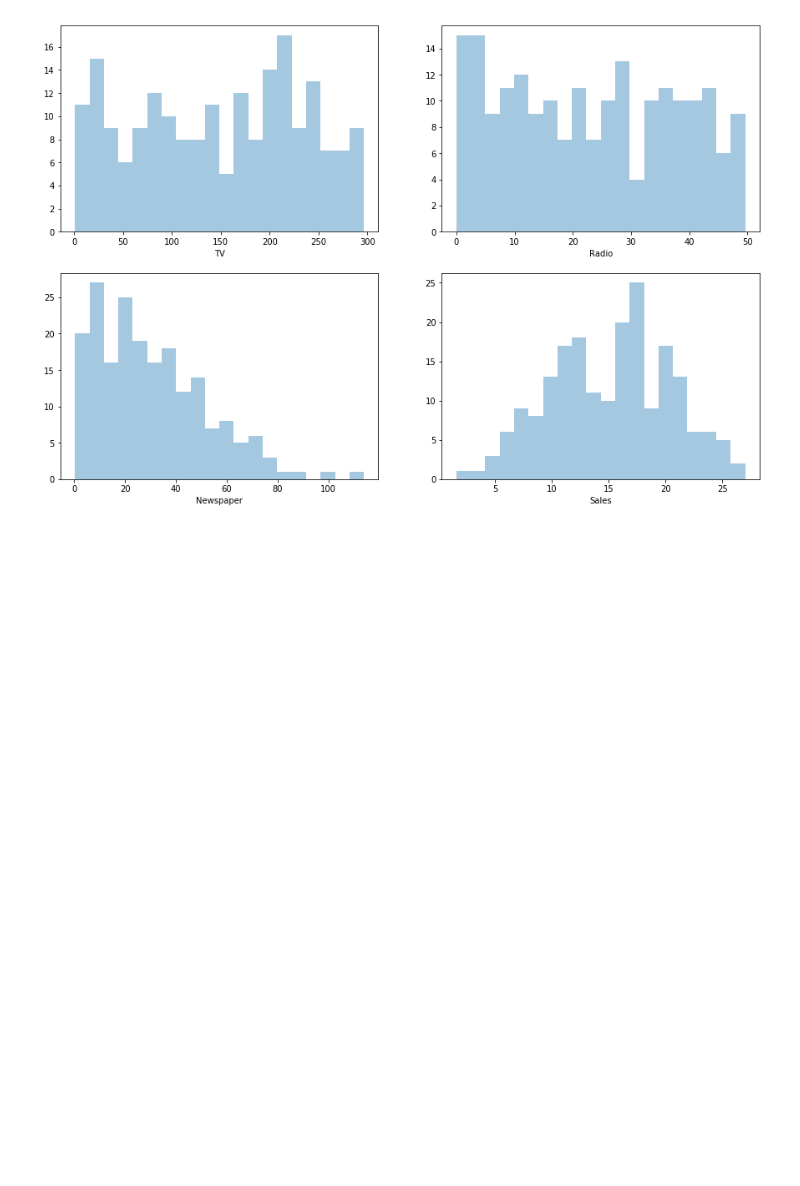
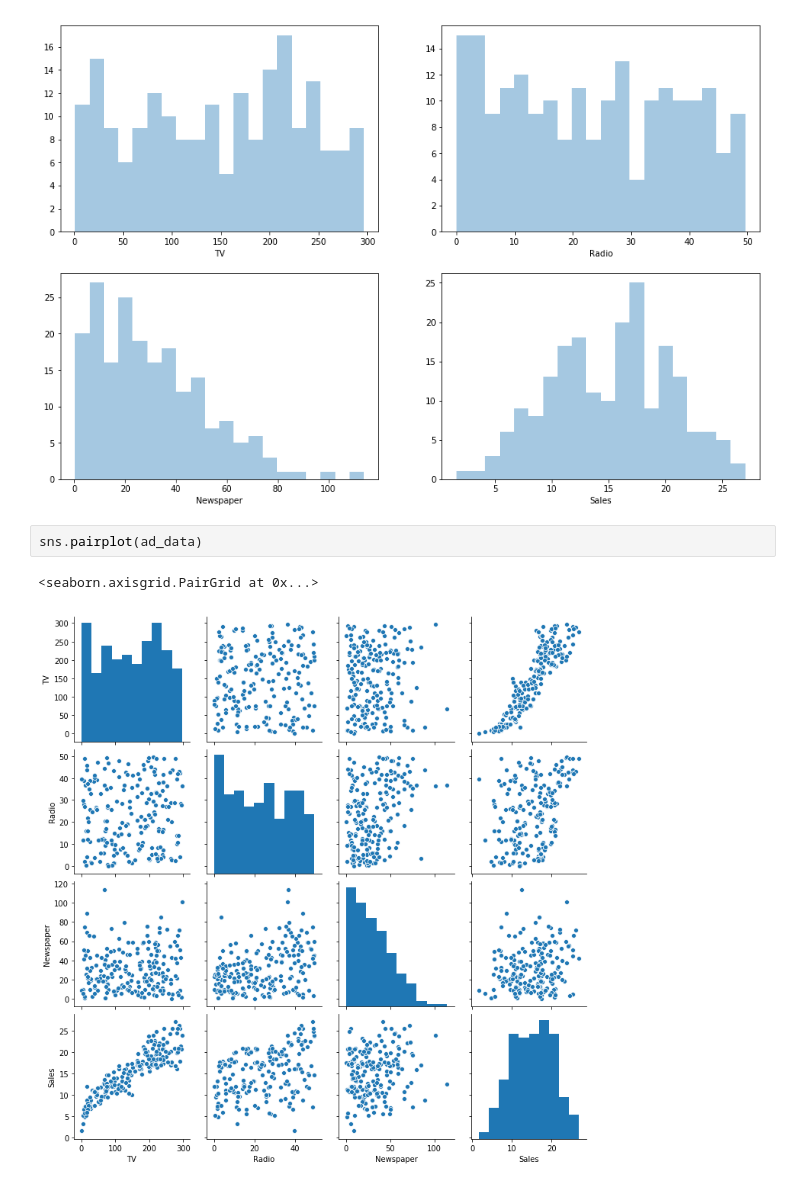
Before and after one commit to Abhishek768/sales_prediction, a Jupyter notebook: sales_prediction.ipynb, the cells around one changed output. Cells and saved outputs as stored; diff of their text form; blank space fills up the shorter version.

```diff
--- a/sales_prediction.ipynb
+++ b/sales_prediction.ipynb
@@ -84,3 +86,8 @@ sns.distplot(ad_data['Sales'], bins=20, kde=False, ax=ax4)
 # %% [output]
 <matplotlib.axes._subplots.AxesSubplot at 0x...>
 [figure]
+# %%
+sns.pairplot(ad_data)
+# %% [output]
+<seaborn.axisgrid.PairGrid at 0x...>
+[figure, added]
```
Also changed, not shown: parts of 2 cells of this notebook.
